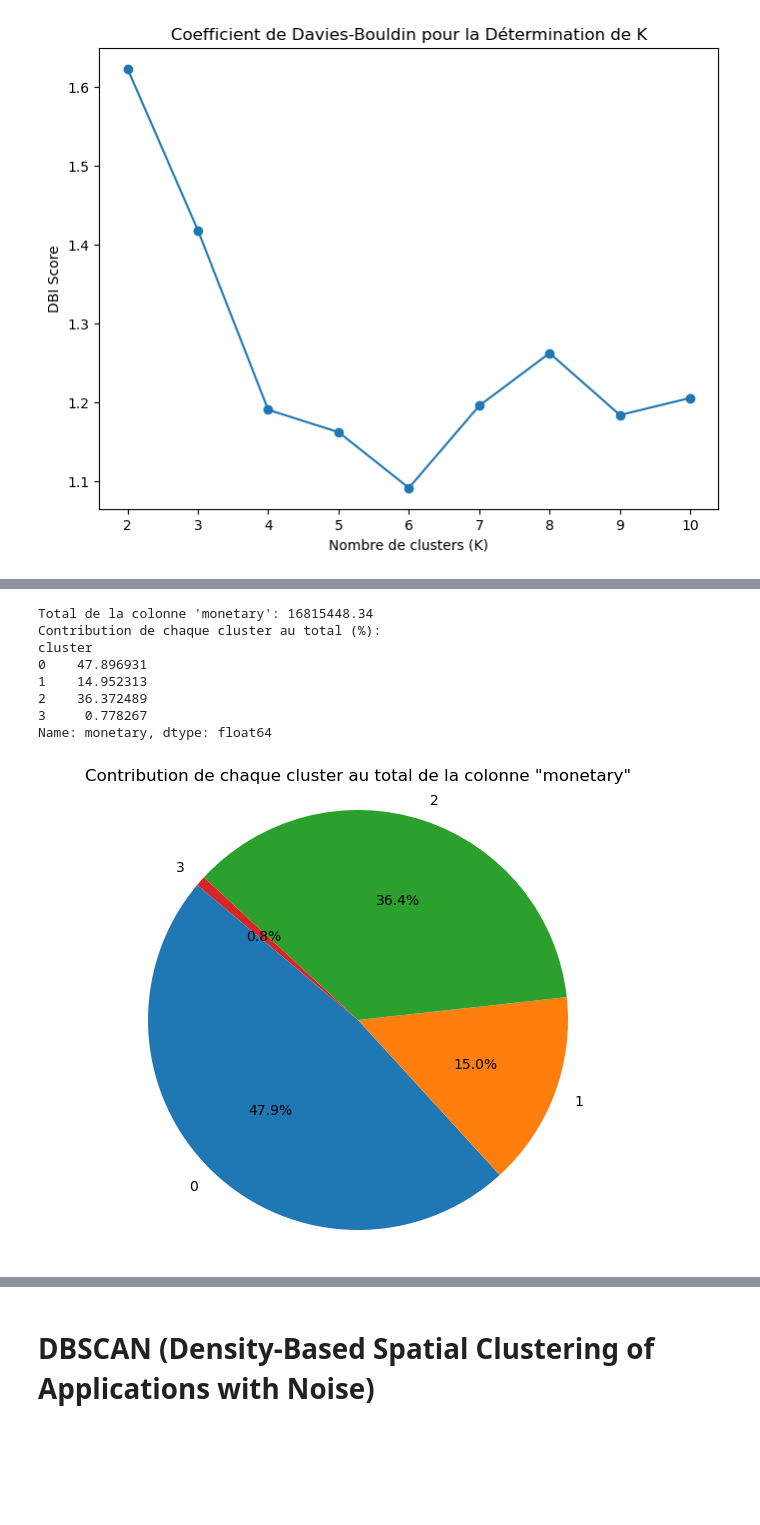
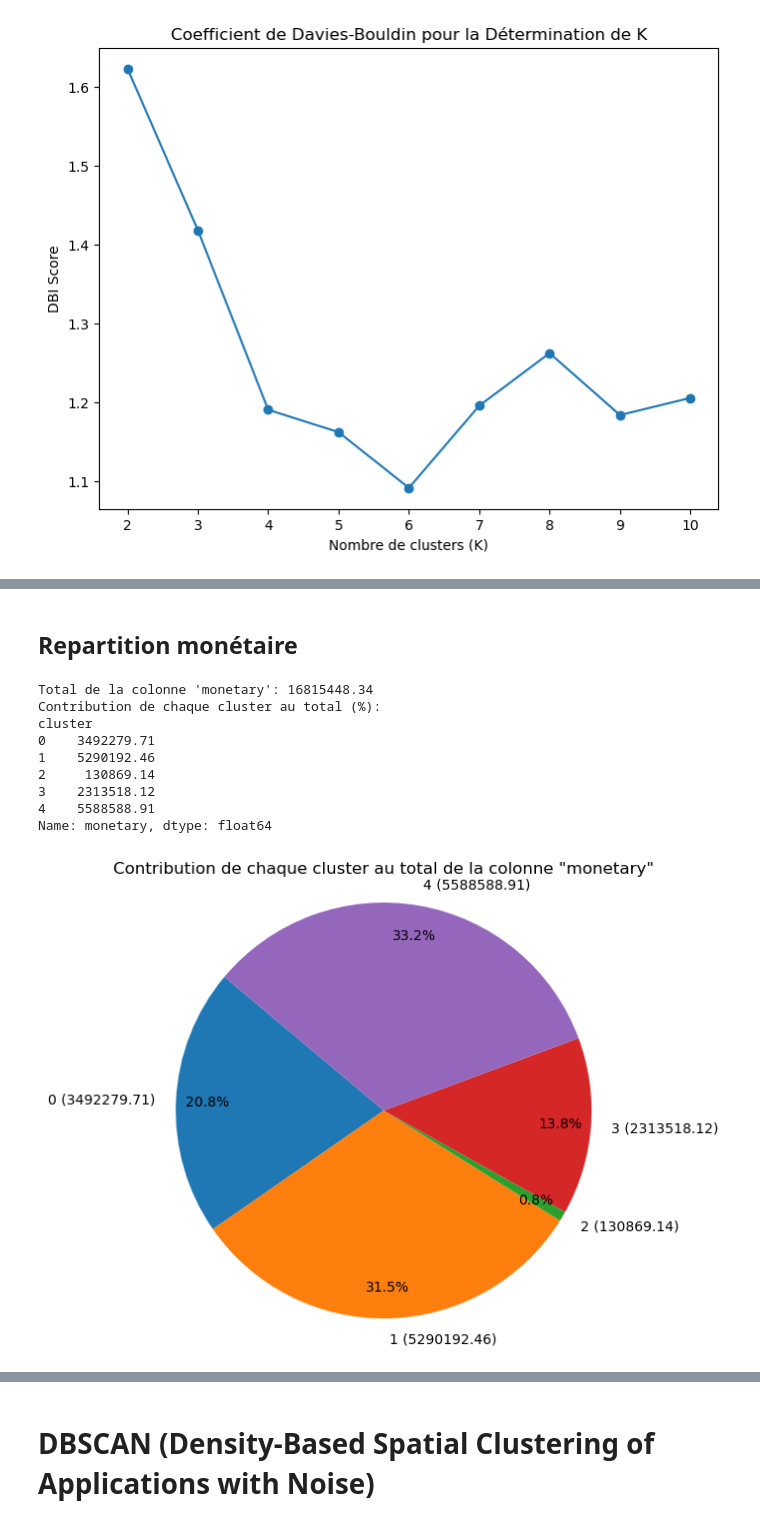
Before and after one commit to Tarek-D/P5-Unsupervised-Learning, a Jupyter notebook: unsupervised-learning.ipynb, the cells around one changed output, grey strips where cells are left out. Cells and saved outputs as stored; diff of their text form; code cells hidden in the pictures; blank space fills up the shorter version.

```diff
--- a/unsupervised-learning.ipynb
+++ b/unsupervised-learning.ipynb
@@ -140,7 +151,7 @@ plt.show()
 [figure]
 # %%
 # Appliquer le KMeans
-kmeans = KMeans(n_clusters=4, random_state=42)
+kmeans = KMeans(n_clusters=5, random_state=42)
 rfm_df['cluster'] = kmeans.fit_predict(rfm_scaled)
 
 sns.scatterplot(data=rfm_df, x='recency', y='frequency', hue='cluster', palette='viridis')
@@ -242,7 +319,12 @@ cluster_counts = rfm_df['cluster'].value_counts()
 
 # Tracé du pie chart
 plt.figure(figsize=(8, 8))
-plt.pie(cluster_counts, labels=cluster_counts.index, autopct='%1.1f%%', startangle=90, colors=sns.color_palette('viridis'))
+patches, texts, autotexts = plt.pie(cluster_counts, labels=cluster_counts.index, autopct='%1.1f%%', startangle=90, colors=sns.color_palette('viridis'))
+
+# Ajouter le nombre d'individus à côté du pourcentage
+for text, autotext, count in zip(texts, autotexts, cluster_counts):
+    text.set_text(f'{text.get_text()} ({count})')
+
 plt.title('Répartition des Clients par Cluster')
 plt.show()
 # %% [output]
@@ -250,28 +332,37 @@ plt.show()
+# %% [markdown]
+## Repartition monétaire
 # %%
 # Calculer le total de la colonne monetary
 total_monetary = rfm_df['monetary'].sum()
 
 # Calculer la contribution de chaque cluster au total
-cluster_contributions = rfm_df.groupby('cluster')['monetary'].sum() / total_monetary * 100
+cluster_contributions = rfm_df.groupby('cluster')['monetary'].sum()
+cluster_percentages = cluster_contributions / total_monetary * 100
 
 # Afficher les résultats
 print("Total de la colonne 'monetary':", total_monetary)
 print("Contribution de chaque cluster au total (%):")
 print(cluster_contributions)
 
 # Créer un pie chart pour la contribution de chaque cluster au total
 plt.figure(figsize=(8, 6))
-plt.pie(cluster_contributions, labels=cluster_contributions.index, autopct='%1.1f%%', startangle=140)
+patches, texts, autotexts = plt.pie(cluster_percentages, labels=cluster_percentages.index, autopct='%1.1f%%', startangle=140, pctdistance=0.85)
 plt.title('Contribution de chaque cluster au total de la colonne "monetary"')
+
+# Ajouter le chiffre d'affaires par cluster à côté du pourcentage
+for text, autotext, contribution in zip(texts, autotexts, cluster_contributions):
+    text.set_text(f'{text.get_text()} ({contribution:.2f})')
+
 plt.axis('equal')
 plt.show()
 # %% [output]
 Total de la colonne 'monetary': 16815448.34
 Contribution de chaque cluster au total (%):
 cluster
-0    47.896931
-1    14.952313
-2    36.372489
-3     0.778267
+0    3492279.71
+1    5290192.46
+2     130869.14
+3    2313518.12
+4    5588588.91
 Name: monetary, dtype: float64
-[figure, old version]
+[figure, new version]
```
Also changed, not shown: parts of 30 cells of this notebook, 24 other files.
